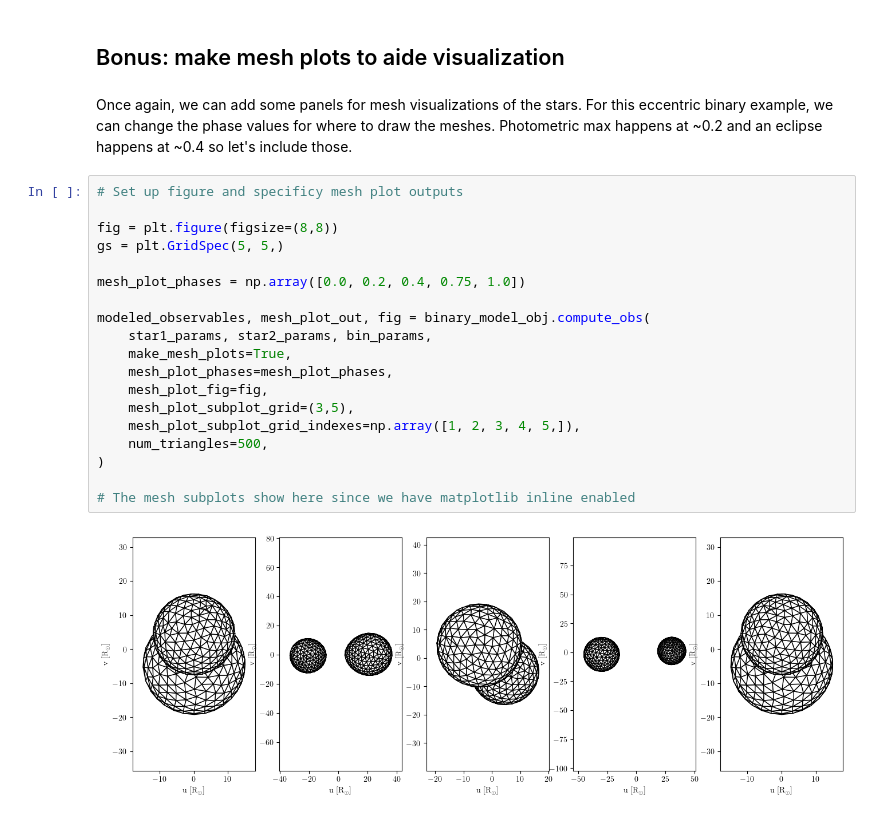
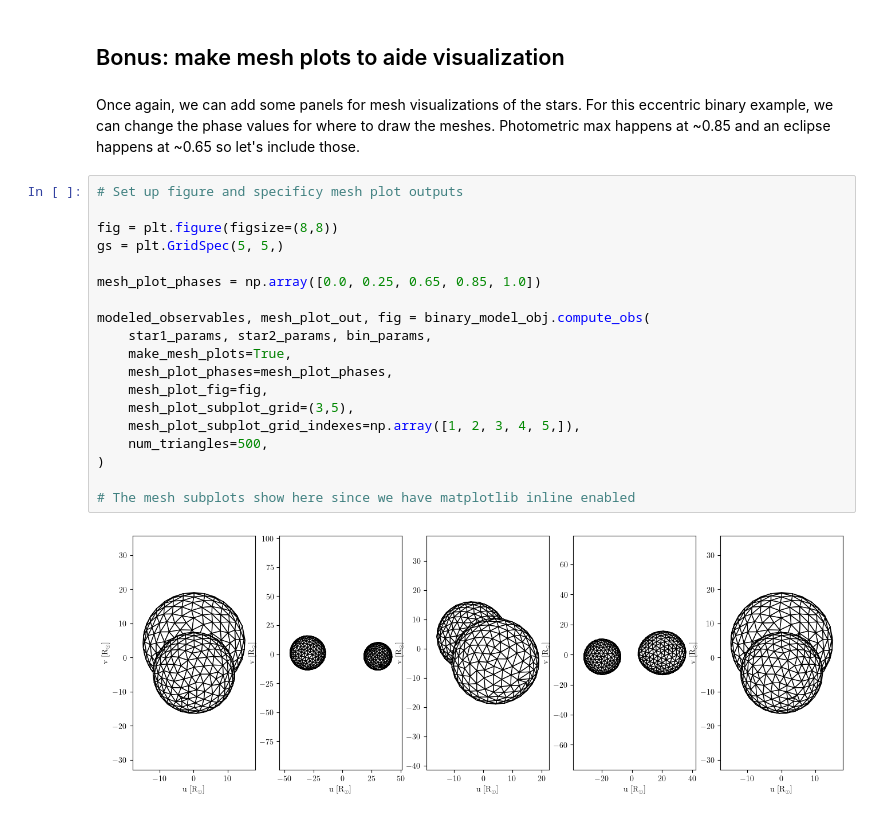
Before and after one commit to abhimat/phitter, a Jupyter notebook: docs/source/notebooks/simulate_model_binary_wMIST_star_params.ipynb, the cells around one changed output. Cells and saved outputs as stored; diff of their text form.

```diff
--- a/docs/source/notebooks/simulate_model_binary_wMIST_star_params.ipynb
+++ b/docs/source/notebooks/simulate_model_binary_wMIST_star_params.ipynb
@@ -241,28 +239,28 @@ ax_rvs.legend(loc='lower center', ncol=2)
 # %% [markdown]
 ## Bonus: make mesh plots to aide visualization
 # %% [markdown]
-Once again, we can add some panels for mesh visualizations of the stars. For this eccentric binary example, we can change the phase values for where to draw the meshes. Photometric max happens at ~0.2 and an eclipse happens at ~0.4 so let's include those.
+Once again, we can add some panels for mesh visualizations of the stars. For this eccentric binary example, we can change the phase values for where to draw the meshes. Photometric max happens at ~0.85 and an eclipse happens at ~0.65 so let's include those.
 # %%
 # Set up figure and specificy mesh plot outputs
 
 fig = plt.figure(figsize=(8,8))
 gs = plt.GridSpec(5, 5,)
 
-mesh_plot_phases = np.array([0.0, 0.2, 0.4, 0.75, 1.0])
+mesh_plot_phases = np.array([0.0, 0.25, 0.65, 0.85, 1.0])
 
 modeled_observables, mesh_plot_out, fig = binary_model_obj.compute_obs(
     star1_params, star2_params, bin_params,
     make_mesh_plots=True,
     mesh_plot_phases=mesh_plot_phases,
     mesh_plot_fig=fig,
     mesh_plot_subplot_grid=(3,5),
     mesh_plot_subplot_grid_indexes=np.array([1, 2, 3, 4, 5,]),
     num_triangles=500,
 )
 
 # The mesh subplots show here since we have matplotlib inline enabled
 # %% [output]
-[figure, old version]
+[figure, new version]
 # %%
 # Finish constructing the whole figure
 
```
Also changed, not shown: parts of 4 cells of this notebook, 1 other file.
